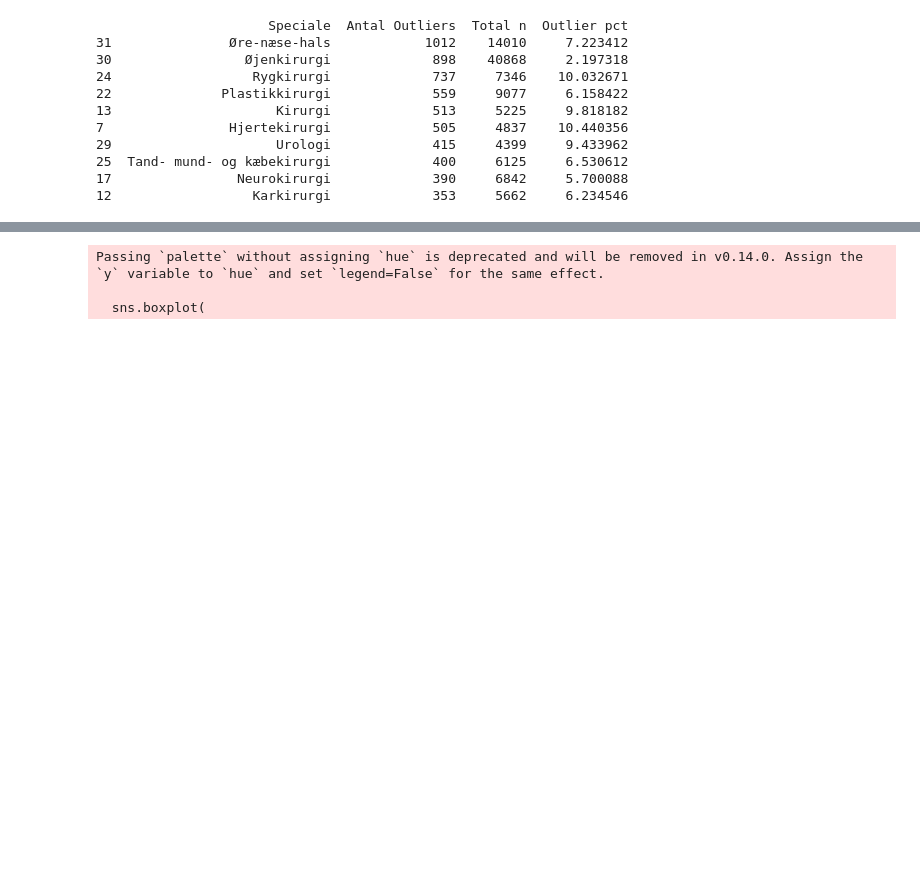
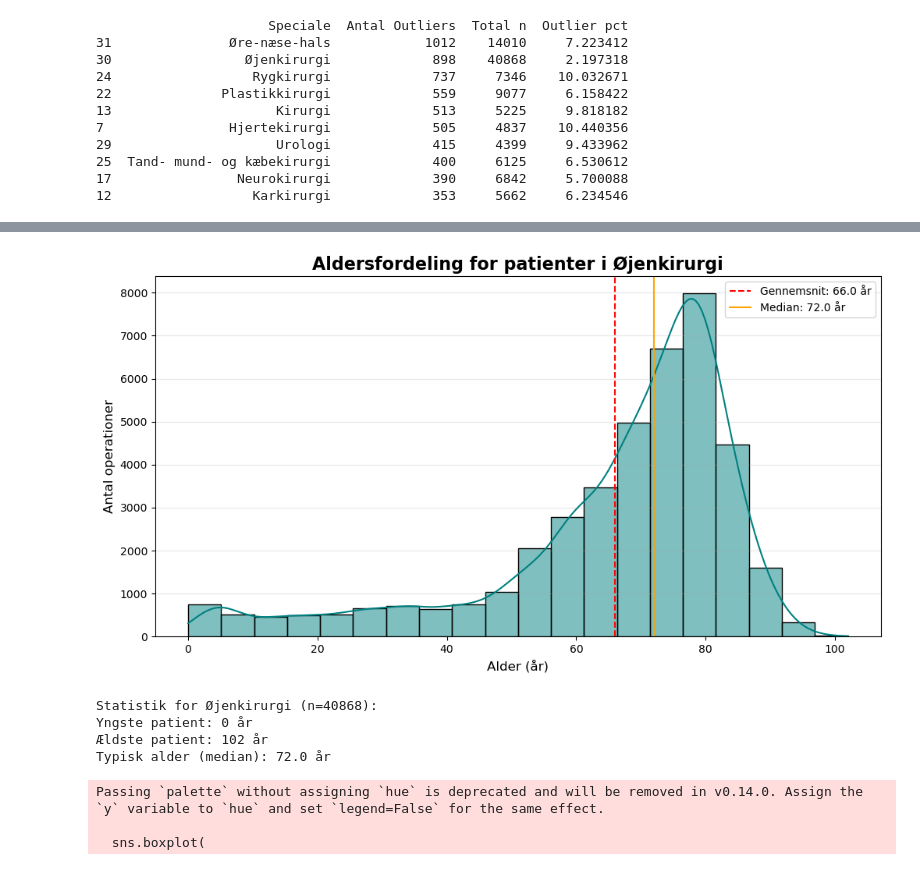
Before and after one commit to killermort9/AnalyticsToAction, a Jupyter notebook: Rakel.ipynb, the cells around one changed output, grey strips where cells are left out. Drawn from its saved outputs; the diff is of its cells as text; code cells hidden in the pictures; blank space fills up the shorter version.

```diff
--- a/Rakel.ipynb
+++ b/Rakel.ipynb
@@ -247 +332,38 @@ print(outlier_summary.head(10))
+# %%
+# 1. Filtrér data så vi kun ser på Øjenkirurgi
+df_øjen = df_complete_wo[df_complete_wo['Speciale'] == 'Øjenkirurgi']
+
+# 2. Opsæt figuren
+plt.figure(figsize=(12, 6))
+
+# 3. Lav et histogram med en tæthedskurve (KDE)
+sns.histplot(df_øjen['Patient Alder'], bins=20, kde=True, color='teal', edgecolor='black')
+
+# 4. Tilføj statistiske linjer (Gennemsnit og Median)
+mean_age = df_øjen['Patient Alder'].mean()
+median_age = df_øjen['Patient Alder'].median()
+
+plt.axvline(mean_age, color='red', linestyle='--', label=f'Gennemsnit: {mean_age:.1f} år')
+plt.axvline(median_age, color='orange', linestyle='-', label=f'Median: {median_age:.1f} år')
+
+# 5. Styling
+plt.title('Aldersfordeling for patienter i Øjenkirurgi', fontsize=16, weight='bold')
+plt.xlabel('Alder (år)', fontsize=12)
+plt.ylabel('Antal operationer', fontsize=12)
+plt.legend()
+plt.grid(axis='y', alpha=0.3)
+
+plt.show()
+
+# Print hurtig statistik
+print(f"Statistik for Øjenkirurgi (n={len(df_øjen)}):")
+print(f"Yngste patient: {df_øjen['Patient Alder'].min()} år")
+print(f"Ældste patient: {df_øjen['Patient Alder'].max()} år")
+print(f"Typisk alder (median): {median_age} år")
+# %% [output]
+[figure, added]
+Statistik for Øjenkirurgi (n=40868):
+Yngste patient: 0 år
+Ældste patient: 102 år
+Typisk alder (median): 72.0 år
 # %%
```
Also changed, not shown: parts of 6 cells of this notebook.
